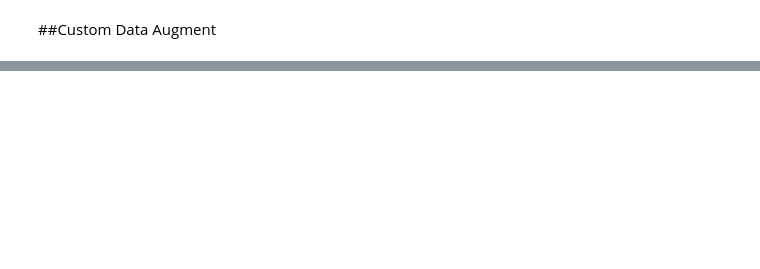
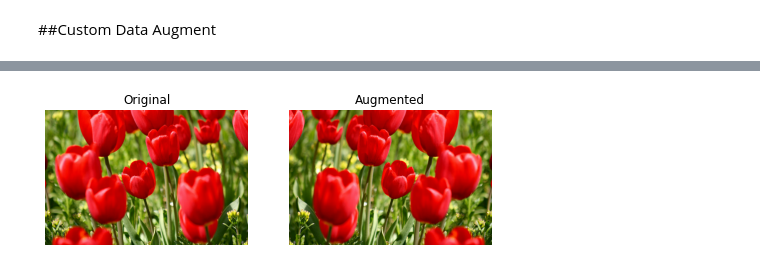
Before and after one commit to ArashDehghanyan/ml-and-vision-practices, a Jupyter notebook: Data_Augmentation.ipynb, the cells around one changed output, grey strips where cells are left out. Cells and saved outputs as stored; diff of their text form; code cells hidden in the pictures; blank space fills up the shorter version.

```diff
--- a/Data_Augmentation.ipynb
+++ b/Data_Augmentation.ipynb
@@ -201,0 +219,14 @@ WARNING:matplotlib.image:Clipping input data to the valid range for imshow with
+# %%
+# reimport dataset
+(train_ds, val_ds, test_ds), metadata = tfds.load(
+    'tf_flowers',
+    split=['train[:80%]', 'train[80%:90%]', 'train[90%:]'],
+    with_info=True,
+    as_supervised=True,
+)
+# %%
+image, label = next(iter(train_ds))
+
+plt.imshow(image)
+plt.title(get_label_name(label))
+plt.axis('off')
@@ -201,0 +236,17 @@ WARNING:matplotlib.image:Clipping input data to the valid range for imshow with
+# %%
+def visualize(original, augmented):
+    plt.figure(figsize=(8, 8))
+    plt.subplot(1, 2, 1)
+    plt.imshow(original)
+    plt.title('Original')
+    plt.axis('off')
+
+    plt.subplot(1, 2, 2)
+    plt.imshow(augmented)
+    plt.title("Augmented")
+    plt.axis('off')
+# %%
+flipped = tf.image.flip_left_right(image)
+visualize(image, flipped)
+# %% [output]
+[figure, added]
```
Also changed, not shown: parts of 25 cells of this notebook.
